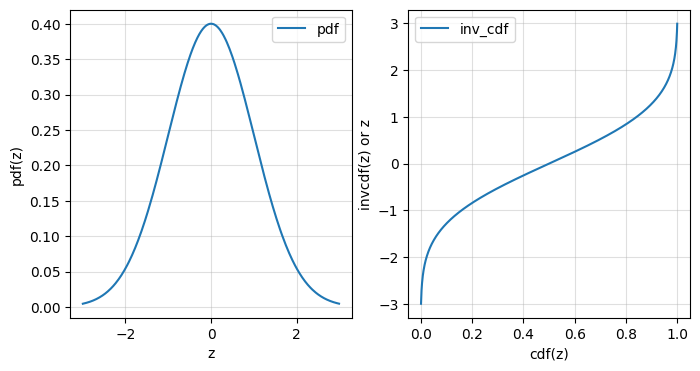
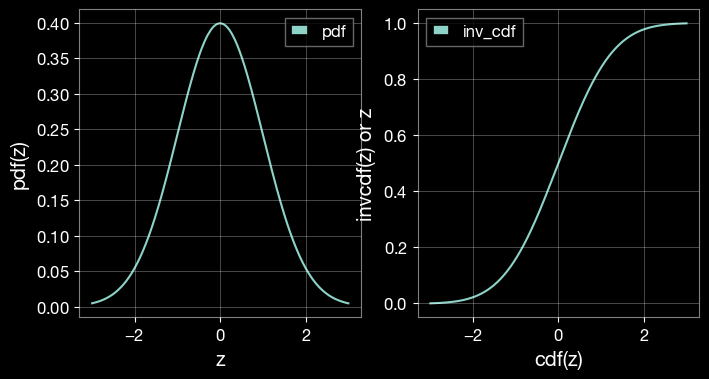
The notebook cell's code change between the first figure and the second:
--- before
+++ after
@@ -1,5 +1,5 @@
 # plot interpolated_pdf, interpolated_invcdf
 plt, ax = plt.subplots(1, 2, figsize=(8, 4))
-ax[0].plot(np.sort(x), interpolated_pdf(np.sort(x)), label='pdf')
+ax[0].plot(x, y, label='pdf')
 ax[0].set_xlabel('z')
 ax[0].set_ylabel('pdf(z)')
@@ -7,5 +7,5 @@
 ax[0].grid(alpha=0.4)
 
-ax[1].plot(np.linspace(0,1,1000), interpolated_invcdf(np.linspace(0,1,1000)), label='inv_cdf')
+ax[1].plot(x_cdf, cdf, label='inv_cdf')
 ax[1].set_xlabel('cdf(z)')
 ax[1].set_ylabel('invcdf(z) or z')

Commit: general update and clean-up